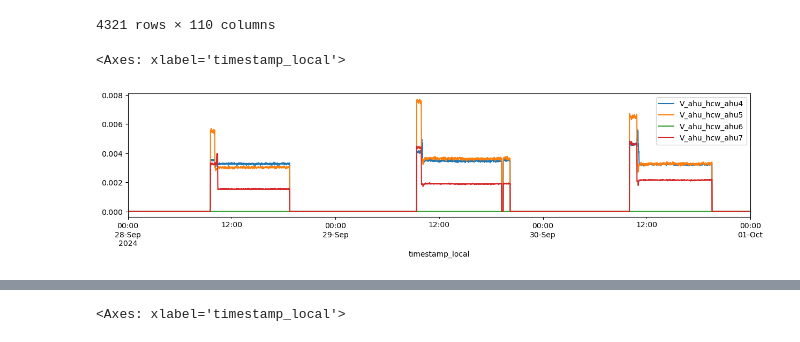
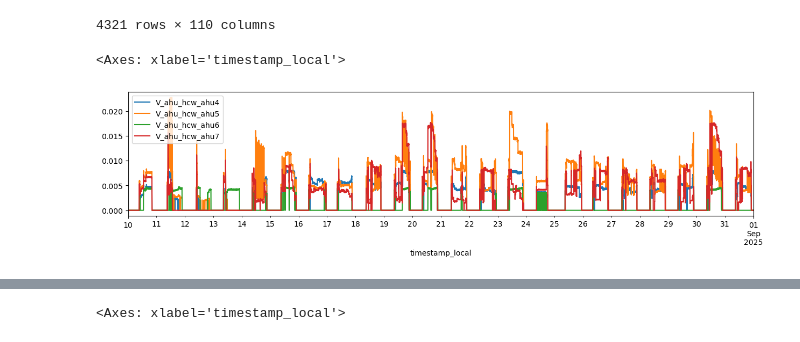
Before and after one commit to ecosang/ibeems_data, a Jupyter notebook: notebook/ibeems_lottemart_data.ipynb, the cells around one changed output, grey strips where cells are left out. Saved outputs shown, nothing was run; the diff lists cells and outputs as text; code cells hidden in the pictures.

```diff
--- a/notebook/ibeems_lottemart_data.ipynb
+++ b/notebook/ibeems_lottemart_data.ipynb
@@ -19,7 +19,7 @@ from database.imputation import Imputation
 
 
 #df=pd.read_csv("C:\\Users\\srg_minitower\\ibeems_data\\download\\hdc\\df_hdc_2024-08-01_2024-09-01.csv")
-df=pd.read_csv("download/lotte_mart/df_lotte_mart_2024-09-28_2024-10-01.csv")
+df=pd.read_csv("/home/srg-dell/ibeems_data/download/lotte_mart/df_lotte_mart_2025-08-10_2025-09-01.csv")
 #df=pd.read_csv("download\\lotte_mart\\df_lotte_mart_2024-12-01_2024-12-03.csv")
 df.index=pd.to_datetime(df['timestamp_local'])
 # %%
@@ -93,9 +127,9 @@ df
 | 2024-10-01 00:00:00+09:00 | 4320 | 2024-10-01 00:00:00+09:00 | 30.299999 | 30.299999 | 30.700001 | 24.100000 | 14.8 | 14.0 | 0.0 | ... |
 4321 rows × 110 columns
 # %%
-start_time=pd.Timestamp("2024-09-28",tz="Asia/Seoul")
-end_time=start_time+pd.Timedelta("72 h")
-df[(df.index>=start_time)&(df.index<=end_time)][['V_ahu_hcw_ahu4','V_ahu_hcw_ahu5','V_ahu_hcw_ahu6','V_ahu_hcw_ahu7']].plot(figsize=(15,3))
+#start_time=pd.Timestamp("2024-09-28",tz="Asia/Seoul")
+#end_time=start_time+pd.Timedelta("72 h")
+df[['V_ahu_hcw_ahu4','V_ahu_hcw_ahu5','V_ahu_hcw_ahu6','V_ahu_hcw_ahu7']].plot(figsize=(15,3))
 # %% [output]
 <Axes: xlabel='timestamp_local'>
-[figure, old version]
+[figure, new version]
```
Also changed, not shown: parts of 25 cells of this notebook, 6 other files.
